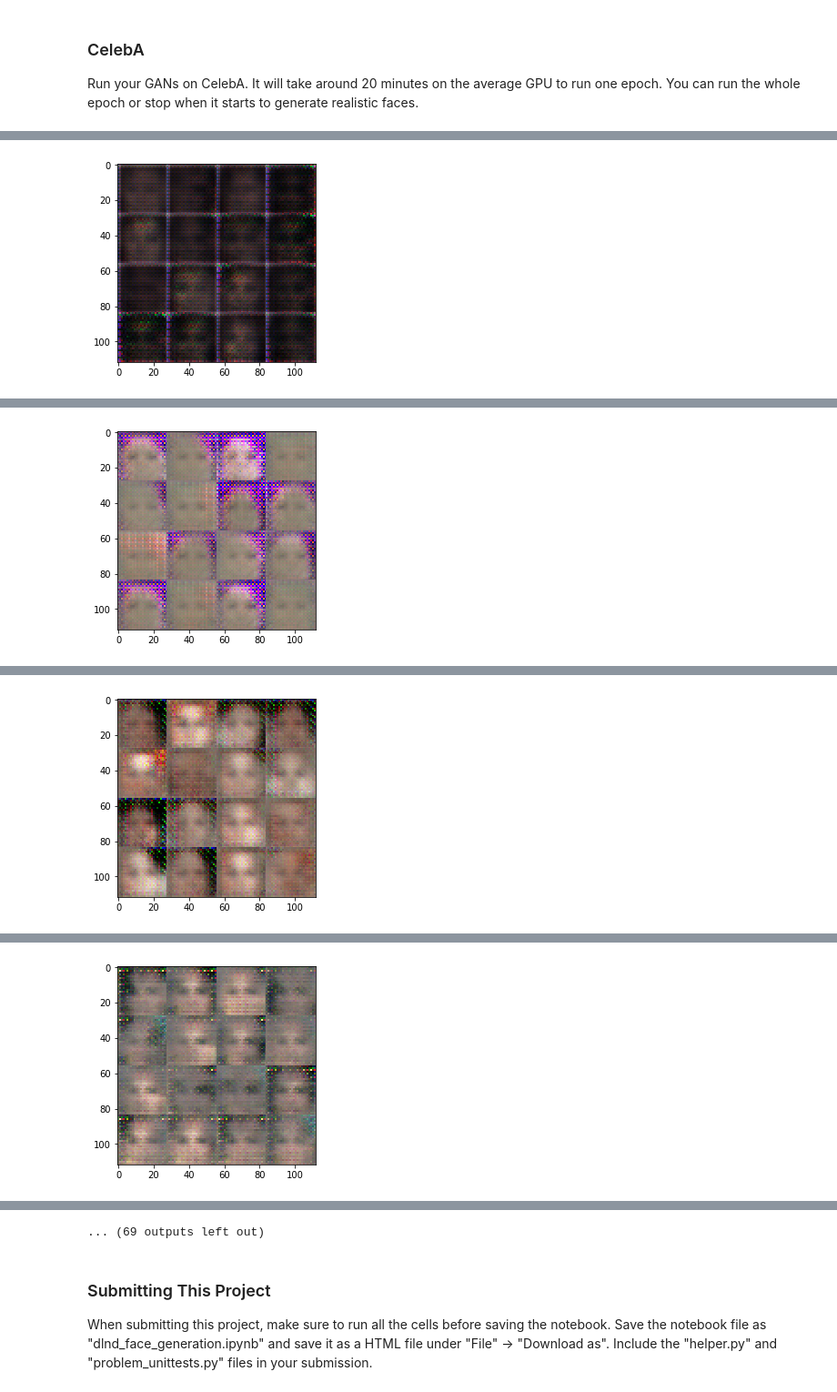
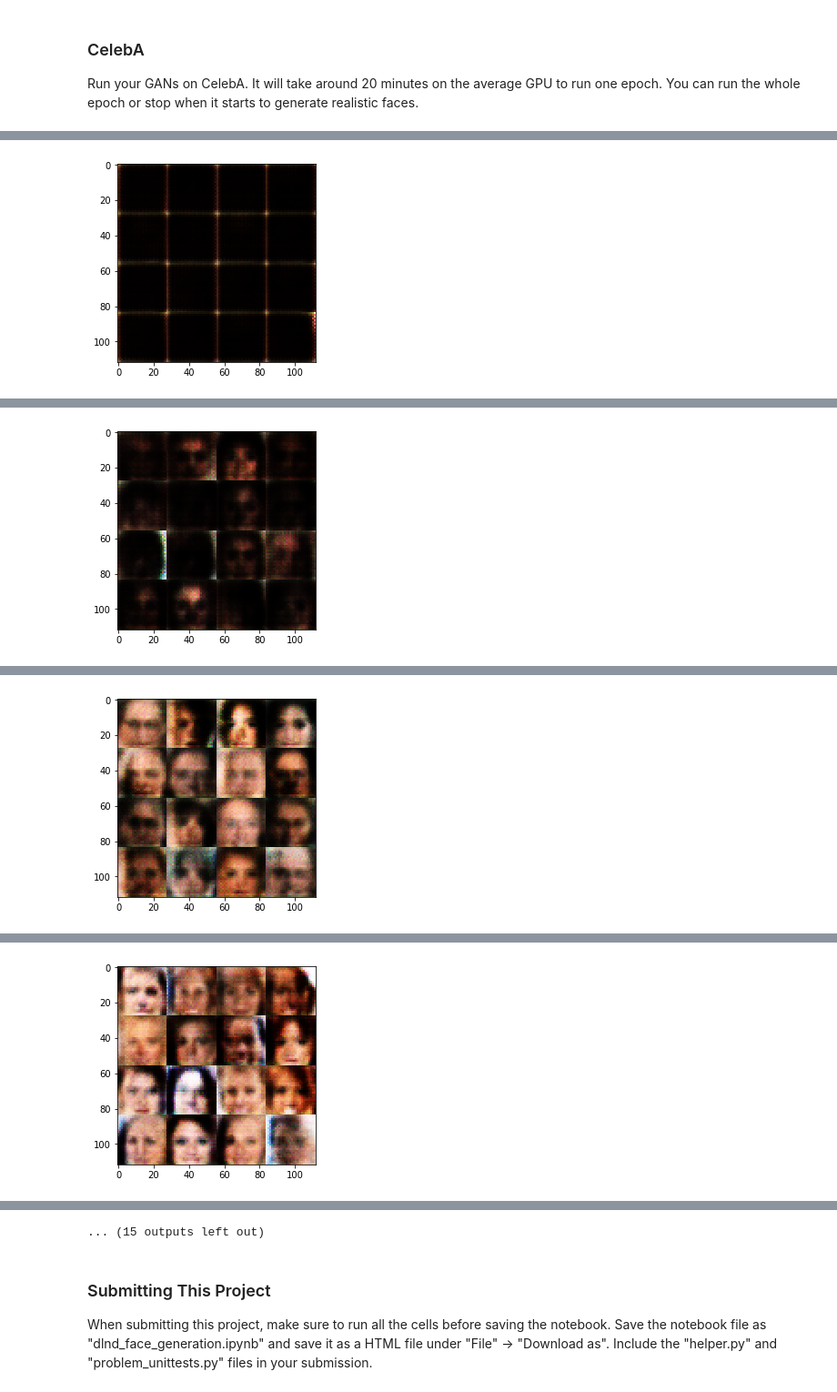
Before and after one commit to jimmy6/deep-learning, a Jupyter notebook: face_generation/dlnd_face_generation.ipynb, the cells around one changed output, grey strips where cells are left out. Shown at 91% size. Cells and saved outputs as stored; diff of their text form; code cells hidden in the pictures.

```diff
--- a/face_generation/dlnd_face_generation.ipynb
+++ b/face_generation/dlnd_face_generation.ipynb
@@ -162,6 +162,7 @@ def discriminator(images, reuse=False):
             # Flatten it
             flat = tf.reshape(relu3, (-1, 4*4*256))
             logits = tf.layers.dense(flat, 1)
+            logits = tf.layers.dropout(logits, rate=0.3)
             out = tf.sigmoid(logits)
 
             return out, logits
@@ -202,8 +203,18 @@ def generator(z, out_channel_dim, is_train=True):
         x2 = tf.maximum(alpha * x2, x2)
         # 14x14x256 now
 
+        x3 = tf.layers.conv2d_transpose(x2, 128, 5, strides=2, padding='same')
+        x3 = tf.layers.batch_normalization(x3, training=is_train)
+        x3 = tf.maximum(alpha * x3, x3)
+        # 28x28x128 now
+
+        x4 = tf.layers.conv2d_transpose(x3, 64, 5, strides=1, padding='same')
+        x4 = tf.layers.batch_normalization(x4, training=is_train)
+        x4 = tf.maximum(alpha * x4, x4)
+        # 28x28x64 now
+
         # Output layer
-        logits = tf.layers.conv2d_transpose(x2, out_channel_dim, 5, strides=2, padding='same')
+        logits = tf.layers.conv2d_transpose(x4, out_channel_dim, 5, strides=1, padding='same')
         # 28x28x3 now
 
         out = tf.tanh(logits)
@@ -237,11 +248,11 @@ def model_loss(input_real, input_z, out_channel_dim):
     d_model_fake, d_logits_fake = discriminator(g_model, reuse=True)
 
     d_loss_real = tf.reduce_mean(
-        tf.nn.sigmoid_cross_entropy_with_logits(logits=d_logits_real, labels=tf.ones_like(d_model_real)))
+        tf.nn.sigmoid_cross_entropy_with_logits(logits=d_logits_real, labels=tf.random_uniform(tf.shape(d_model_real), minval=0.7, maxval=1.2)))
     d_loss_fake = tf.reduce_mean(
-        tf.nn.sigmoid_cross_entropy_with_logits(logits=d_logits_fake, labels=tf.zeros_like(d_model_fake)))
+        tf.nn.sigmoid_cross_entropy_with_logits(logits=d_logits_fake, labels=tf.random_uniform(tf.shape(d_model_fake), minval=0.0, maxval=0.3)))
     g_loss = tf.reduce_mean(
-        tf.nn.sigmoid_cross_entropy_with_logits(logits=d_logits_fake, labels=tf.ones_like(d_model_fake)))
+        tf.nn.sigmoid_cross_entropy_with_logits(logits=d_logits_fake, labels=tf.random_uniform(tf.shape(d_model_fake), minval=0.7, maxval=1.2)))
 
     d_loss = d_loss_real + d_loss_fake
 
@@ -384,6 +395,7 @@ def train(epoch_count, batch_size, z_dim, learning_rate, beta1, get_batches, dat
         for epoch_i in range(epoch_count):
             for batch_images in get_batches(batch_size):
                 # TODO: Train Model
+                batch_images = batch_images * 2
                 steps += 1
                 # Sample random noise for G
                 batch_z = np.random.uniform(-1, 1, size=(batch_size, z_size))
@@ -494,9 +506,9 @@ Epoch 1/2... Discriminator Loss: 0.5681... Generator Loss: 1.0955
 ### CelebA
 Run your GANs on CelebA.  It will take around 20 minutes on the average GPU to run one epoch.  You can run the whole epoch or stop when it starts to generate realistic faces.
 # %%
-batch_size = 50
+batch_size = 150
 z_dim = 100
-learning_rate = 0.001
+learning_rate = 0.0002
 beta1 = 0.5
 
 
@@ -523 +535 @@ Epoch 1/1... Discriminator Loss: 0.0093... Generator Loss: 5.5194
-[figure, old version]
+[figure, new version]
@@ -534 +546 @@ Epoch 1/1... Discriminator Loss: 0.0180... Generator Loss: 5.2028
-[figure, old version]
+[figure, new version]
@@ -545 +557 @@ Epoch 1/1... Discriminator Loss: 0.3714... Generator Loss: 2.2274
-[figure, old version]
+[figure, new version]
@@ -556 +568 @@ Epoch 1/1... Discriminator Loss: 0.9361... Generator Loss: 1.0063
-[figure, old version]
+[figure, new version]
@@ -579,4 +591,4 @@ Epoch 1/1... Discriminator Loss: 0.9713... Generator Loss: 0.7817
-... (69 outputs left out)
+... (15 outputs left out)
 # %% [markdown]
 ### Submitting This Project
 When submitting this project, make sure to run all the cells before saving the notebook. Save the notebook file as "dlnd_face_generation.ipynb" and save it as a HTML file under "File" -> "Download as". Include the "helper.py" and "problem_unittests.py" files in your submission.
```
Also changed, not shown: parts of 2 cells of this notebook, 1 other file.
